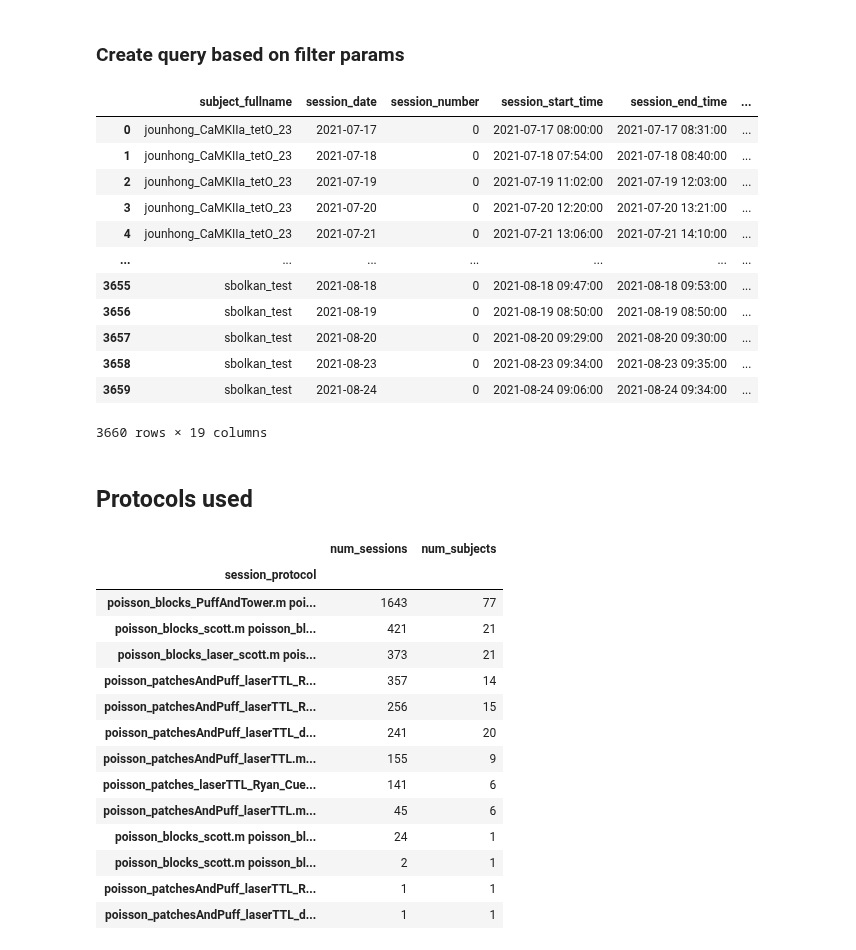
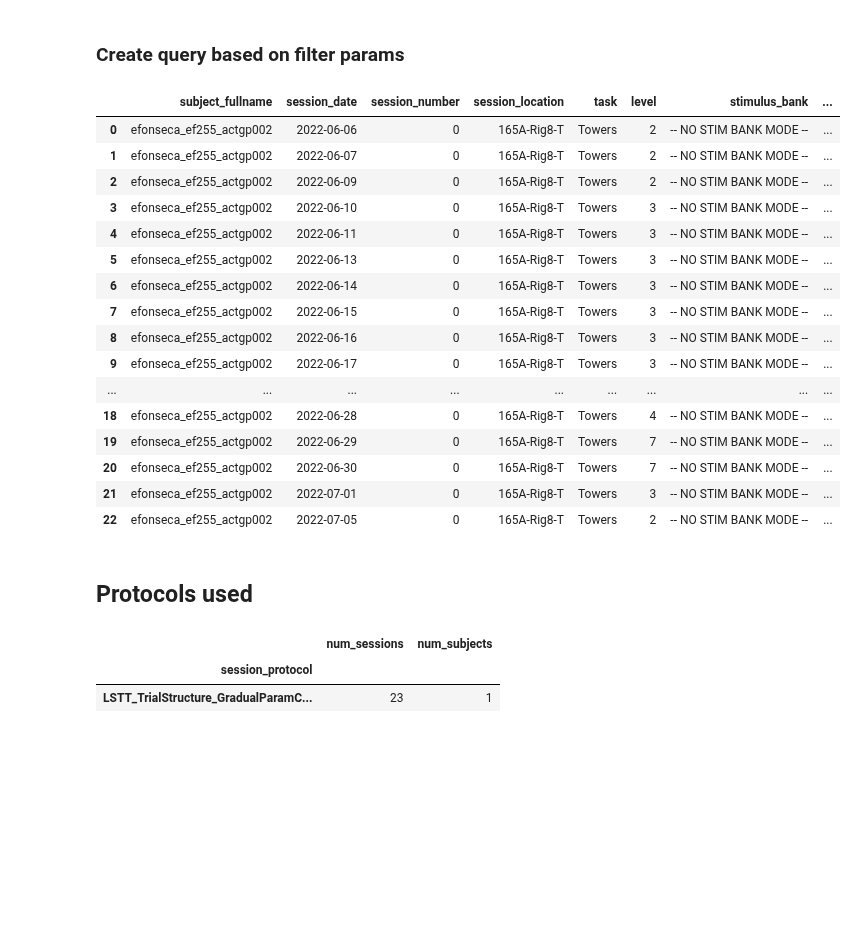
Before and after one commit to BrainCOGS/U19-pipeline-python, a Jupyter notebook: notebooks/numtrials_and_bias_check.ipynb, the cells around one changed output. Saved outputs shown, nothing was run; the diff lists cells and outputs as text; code cells hidden in the pictures; blank space fills up the shorter version.

```diff
--- a/notebooks/numtrials_and_bias_check.ipynb
+++ b/notebooks/numtrials_and_bias_check.ipynb
@@ -36,6 +26,15 @@ print(date_time)
 # %% [markdown]
 ## Filter params
 # %%
+#Filter Dates
+filter_dates = True
+num_days_check = 60
+current_date = date.today()
+first_date_to_check = current_date - timedelta(days=num_days_check)
+dates        = [first_date_to_check.strftime("%Y-%m-%d"), current_date.strftime("%Y-%m-%d")]
+date_label   = ' and '.join(f'"{w}"' for w in dates)
+date_query   = 'session_date between ' + date_label
+
 
 ## Filter rigs
 filter_rigs = False
@@ -56,58 +55,63 @@ rigs = ['165I-Rig1-T',
 rigs_label = ', '.join(f'"{w}"' for w in rigs)
 rigs_query = 'session_location in (' + rigs_label + ')'
 
-#Filter Dates
-filter_dates = True
-num_days_check = 60;
-current_date = date.today()
-first_date_to_check = current_date - timedelta(days=num_days_check)
-dates        = [first_date_to_check.strftime("%Y-%m-%d"), current_date.strftime("%Y-%m-%d")]
-date_label   = ' and '.join(f'"{w}"' for w in dates)
-date_query   = 'session_date between ' + date_label
 
 #Filter users
-filter_user = False
-users = ['sbolkan', 'jounhong']
+filter_user = True
+users = ['efonseca_ef255_actgp002']
 users = ['subject_fullname like "' + x + '%"' for x in users]
 user_query = ' or '.join(f'{w}' for w in users)
 
+#Filter extras
+not_testuser     = 'subject_fullname not like "testuser%"'
+not_testsubjects = 'subject_fullname not like "%_test"'
+not_bad_sessions = 'is_bad_session = 0'
+extra_queries    = [not_testuser, not_testsubjects, not_bad_sessions]
 
-#Min sessions to be a "real" subject
-min_sessions = 15
+columns_session_table = ['subject_fullname', 'session_date', 'session_number', 'session_location', 'session_performance', 'task', 'level', 'stimulus_bank', 'session_protocol', 'num_trials']
+columns_trial_table   = ['subject_fullname', 'session_date', 'session_number', 'block', 'trial_idx', 'trial_type', 'choice']
 # %% [markdown]
 ### Create query based on filter params
 # %%
 query = []
 if filter_rigs:
     query.append(rigs_query)
 
 if filter_dates:
     query.append(date_query)
 
 if filter_user:
     query.append(user_query)
 
+#All extra stuff to filter
+for i in extra_queries:
+    query.append(i)
+
 # Filter by all conditions selected
 session_table_filtered = acquisition.Session
 for filter_key in query:
     session_table_filtered = session_table_filtered & filter_key
 
-session_df = pd.DataFrame(session_table_filtered.fetch(as_dict=True))
+session_df = pd.DataFrame(session_table_filtered.fetch(*columns_session_table, as_dict=True))
 session_df
 # %% [output]
-|  | subject_fullname | session_date | session_number | session_start_time | session_end_time | ... |
-| 0 | jounhong_CaMKIIa_tetO_23 | 2021-07-17 | 0 | 2021-07-17 08:00:00 | 2021-07-17 08:31:00 | ... |
-| 1 | jounhong_CaMKIIa_tetO_23 | 2021-07-18 | 0 | 2021-07-18 07:54:00 | 2021-07-18 08:40:00 | ... |
-| 2 | jounhong_CaMKIIa_tetO_23 | 2021-07-19 | 0 | 2021-07-19 11:02:00 | 2021-07-19 12:03:00 | ... |
-| 3 | jounhong_CaMKIIa_tetO_23 | 2021-07-20 | 0 | 2021-07-20 12:20:00 | 2021-07-20 13:21:00 | ... |
-| 4 | jounhong_CaMKIIa_tetO_23 | 2021-07-21 | 0 | 2021-07-21 13:06:00 | 2021-07-21 14:10:00 | ... |
-| ... | ... | ... | ... | ... | ... | ... |
-| 3655 | sbolkan_test | 2021-08-18 | 0 | 2021-08-18 09:47:00 | 2021-08-18 09:53:00 | ... |
-| 3656 | sbolkan_test | 2021-08-19 | 0 | 2021-08-19 08:50:00 | 2021-08-19 08:50:00 | ... |
-| 3657 | sbolkan_test | 2021-08-20 | 0 | 2021-08-20 09:29:00 | 2021-08-20 09:30:00 | ... |
-| 3658 | sbolkan_test | 2021-08-23 | 0 | 2021-08-23 09:34:00 | 2021-08-23 09:35:00 | ... |
-| 3659 | sbolkan_test | 2021-08-24 | 0 | 2021-08-24 09:06:00 | 2021-08-24 09:34:00 | ... |
+|  | subject_fullname | session_date | session_number | session_location | task | level | stimulus_bank | ... |
+| 0 | efonseca_ef255_actgp002 | 2022-06-06 | 0 | 165A-Rig8-T | Towers | 2 | -- NO STIM BANK MODE -- | ... |
+| 1 | efonseca_ef255_actgp002 | 2022-06-07 | 0 | 165A-Rig8-T | Towers | 2 | -- NO STIM BANK MODE -- | ... |
+| 2 | efonseca_ef255_actgp002 | 2022-06-09 | 0 | 165A-Rig8-T | Towers | 2 | -- NO STIM BANK MODE -- | ... |
+| 3 | efonseca_ef255_actgp002 | 2022-06-10 | 0 | 165A-Rig8-T | Towers | 3 | -- NO STIM BANK MODE -- | ... |
+| 4 | efonseca_ef255_actgp002 | 2022-06-11 | 0 | 165A-Rig8-T | Towers | 3 | -- NO STIM BANK MODE -- | ... |
+| 5 | efonseca_ef255_actgp002 | 2022-06-13 | 0 | 165A-Rig8-T | Towers | 3 | -- NO STIM BANK MODE -- | ... |
+| 6 | efonseca_ef255_actgp002 | 2022-06-14 | 0 | 165A-Rig8-T | Towers | 3 | -- NO STIM BANK MODE -- | ... |
+| 7 | efonseca_ef255_actgp002 | 2022-06-15 | 0 | 165A-Rig8-T | Towers | 3 | -- NO STIM BANK MODE -- | ... |
+| 8 | efonseca_ef255_actgp002 | 2022-06-16 | 0 | 165A-Rig8-T | Towers | 3 | -- NO STIM BANK MODE -- | ... |
+| 9 | efonseca_ef255_actgp002 | 2022-06-17 | 0 | 165A-Rig8-T | Towers | 3 | -- NO STIM BANK MODE -- | ... |
+| ... | ... | ... | ... | ... | ... | ... | ... | ... |
+| 18 | efonseca_ef255_actgp002 | 2022-06-28 | 0 | 165A-Rig8-T | Towers | 4 | -- NO STIM BANK MODE -- | ... |
+| 19 | efonseca_ef255_actgp002 | 2022-06-29 | 0 | 165A-Rig8-T | Towers | 7 | -- NO STIM BANK MODE -- | ... |
+| 20 | efonseca_ef255_actgp002 | 2022-06-30 | 0 | 165A-Rig8-T | Towers | 7 | -- NO STIM BANK MODE -- | ... |
+| 21 | efonseca_ef255_actgp002 | 2022-07-01 | 0 | 165A-Rig8-T | Towers | 3 | -- NO STIM BANK MODE -- | ... |
+| 22 | efonseca_ef255_actgp002 | 2022-07-05 | 0 | 165A-Rig8-T | Towers | 2 | -- NO STIM BANK MODE -- | ... |
-3660 rows × 19 columns
 # %% [markdown]
 ## Protocols used
 # %%
@@ -120,16 +124,4 @@ protocol_df
 # %% [output]
 |  | num_sessions | num_subjects |
 | session_protocol |  |  |
-| poisson_blocks_PuffAndTower.m poi... | 1643 | 77 |
-| poisson_blocks_scott.m poisson_bl... | 421 | 21 |
-| poisson_blocks_laser_scott.m pois... | 373 | 21 |
-| poisson_patchesAndPuff_laserTTL_R... | 357 | 14 |
-| poisson_patchesAndPuff_laserTTL_R... | 256 | 15 |
-| poisson_patchesAndPuff_laserTTL_d... | 241 | 20 |
-| poisson_patchesAndPuff_laserTTL.m... | 155 | 9 |
-| poisson_patches_laserTTL_Ryan_Cue... | 141 | 6 |
-| poisson_patchesAndPuff_laserTTL.m... | 45 | 6 |
-| poisson_blocks_scott.m poisson_bl... | 24 | 1 |
-| poisson_blocks_scott.m poisson_bl... | 2 | 1 |
-| poisson_patchesAndPuff_laserTTL_R... | 1 | 1 |
-| poisson_patchesAndPuff_laserTTL_d... | 1 | 1 |
+| LSTT_TrialStructure_GradualParamC... | 23 | 1 |
```
Also changed, not shown: parts of 14 cells of this notebook, 10 other files.
